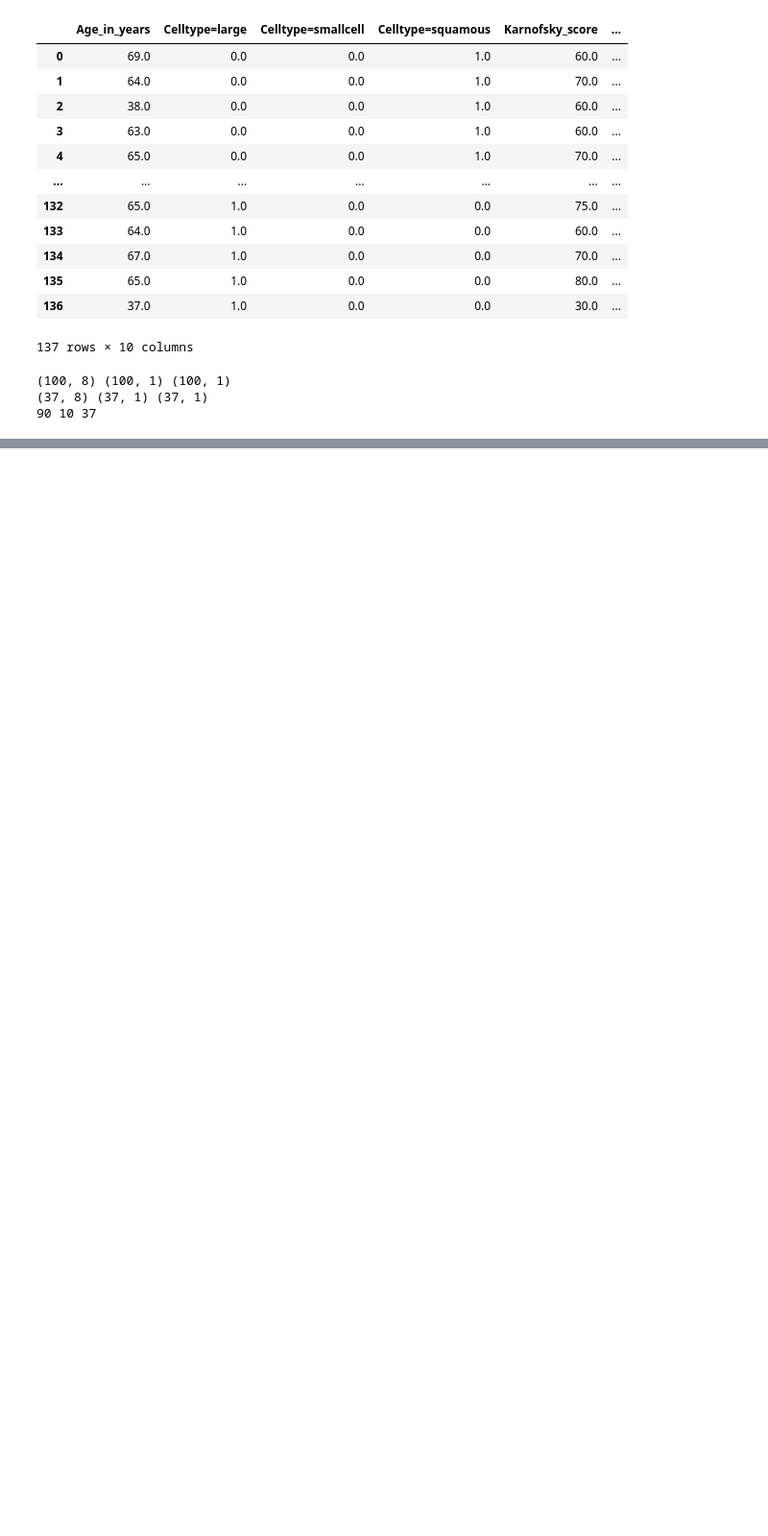
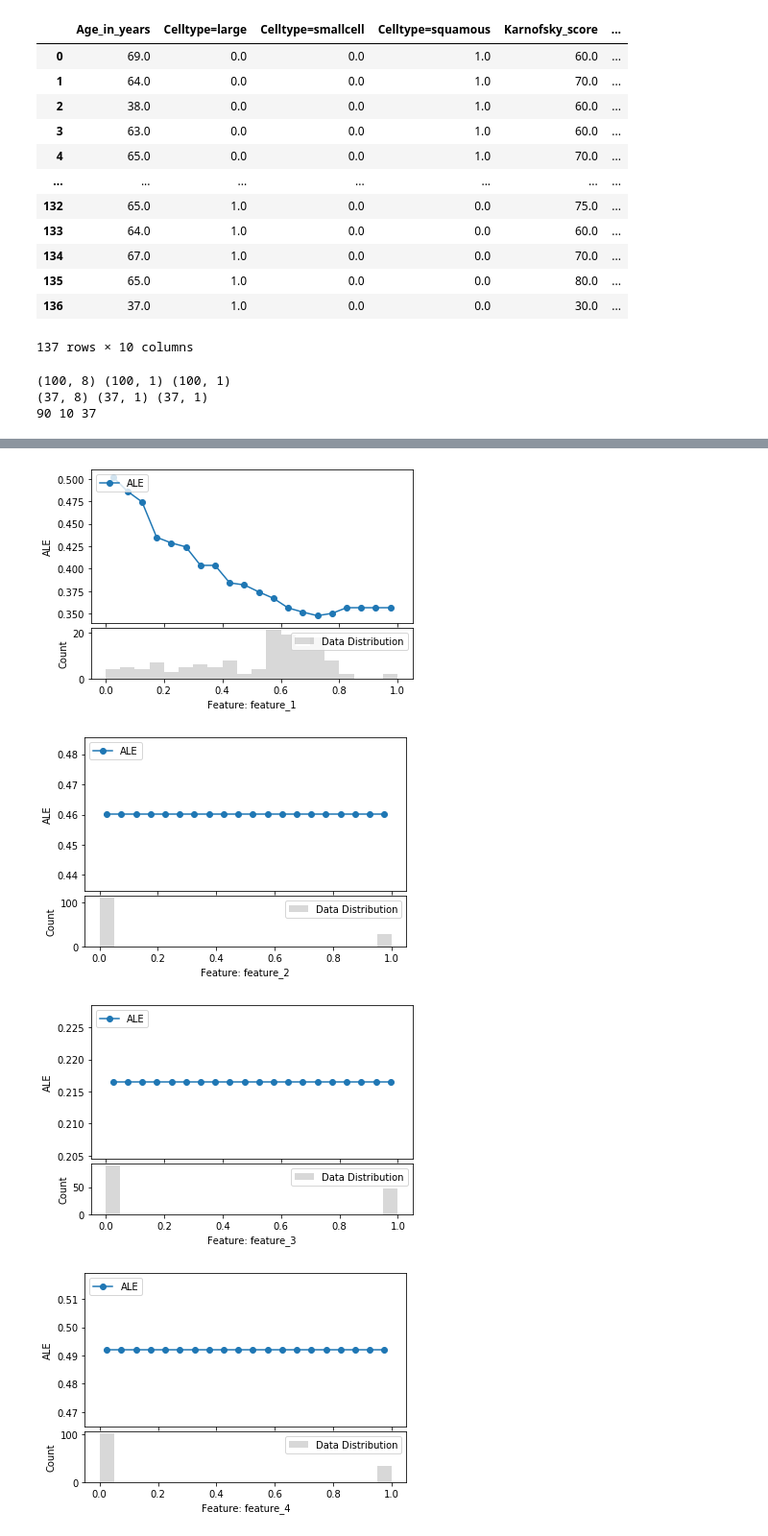
Before and after one commit to hyeok-jong/SNU_surv, a Jupyter notebook: deepsurv.ipynb, the cells around one changed output, grey strips where cells are left out. Shown at 96% size. Cells and saved outputs as stored; diff of their text form; code cells hidden in the pictures; blank space fills up the shorter version.

```diff
--- a/deepsurv.ipynb
+++ b/deepsurv.ipynb
@@ -450,0 +318,75 @@ for i, feature in enumerate(feature_names, 1):
+# %%
+from PyALE import ale
+
+import torch.nn as nn
+from sklearn.base import BaseEstimator
+
+# ... (all previous code up to WrappedModel definition remains the same)
+
+import torch.nn as nn
+class WrappedModel(nn.Module):
+    def __init__(self, model):
+        super(WrappedModel, self).__init__()
+        self.model = model
+
+    def forward(self, x):
+        x = torch.tensor(x.to_numpy(), dtype=torch.float32).to(device)
+        x = self.model(x)
+        return x.detach().cpu().numpy()
+
+    # Add the predict method
+    def predict(self, x):
+        return self.forward(x)
+
+wrapped_model = WrappedModel(model)
+def model_predict(X):
+    return wrapped_model.predict(X)
+
+X_df = surv_XDF
+def compute_ale(predict_fn, X, feature, bins=20):
+    X_sorted = X.sort_values(by=feature)
+    bin_edges = np.linspace(X_sorted[feature].min(), X_sorted[feature].max(), bins + 1)
+    bin_centers = (bin_edges[:-1] + bin_edges[1:]) / 2
+    ale_values = np.zeros(bins)
+
+    for i in range(bins):
+        subset = X_sorted[(X_sorted[feature] >= bin_edges[i]) & (X_sorted[feature] < bin_edges[i + 1])]
+        if len(subset) == 0:
+            continue
+        ale_values[i] = predict_fn(subset).mean()
+        if i > 0:
+            modified_subset = subset.copy()
+            modified_subset[feature] = bin_centers[i - 1]
+            ale_values[i] -= predict_fn(modified_subset).mean()
+
+    return bin_centers, np.cumsum(ale_values)
+
+
+def plot_ale_with_bottom_histogram(predict_fn, X, feature, bins=20):
+    bin_centers, ale_values = compute_ale(predict_fn, X, feature, bins)
+
+    # Create the ALE plot and histogram in a 2-row grid
+    fig, (ax1, ax2) = plt.subplots(nrows=2, ncols=1, sharex=True, gridspec_kw={'height_ratios': [3, 1]})
+    fig.subplots_adjust(hspace=0.05)
+
+    # ALE plot
+    ax1.plot(bin_centers, ale_values, marker='o', label='ALE')
+    ax1.set_ylabel(f'ALE')
+    ax1.legend(loc='upper left')
+
+    # Histogram (data distribution)
+    ax2.hist(X[feature], bins=bins, alpha=0.3, color='gray', label='Data Distribution')
+    ax2.set_xlabel(f'Feature: {feature}')
+    ax2.set_ylabel('Count')
+    ax2.legend(loc='upper right')
+
+    plt.show()
+
+# Generate the ALE plots with histograms below for all features
+for i, feature in enumerate(feature_names, 1):
+    plot_ale_with_bottom_histogram(wrapped_model.predict, X_df, feature, bins=20)
+# %% [output]
+[figure, added]
+[figure, added]
+[figure, added]
+[figure, added]
```
Also changed, not shown: parts of 22 cells of this notebook.
